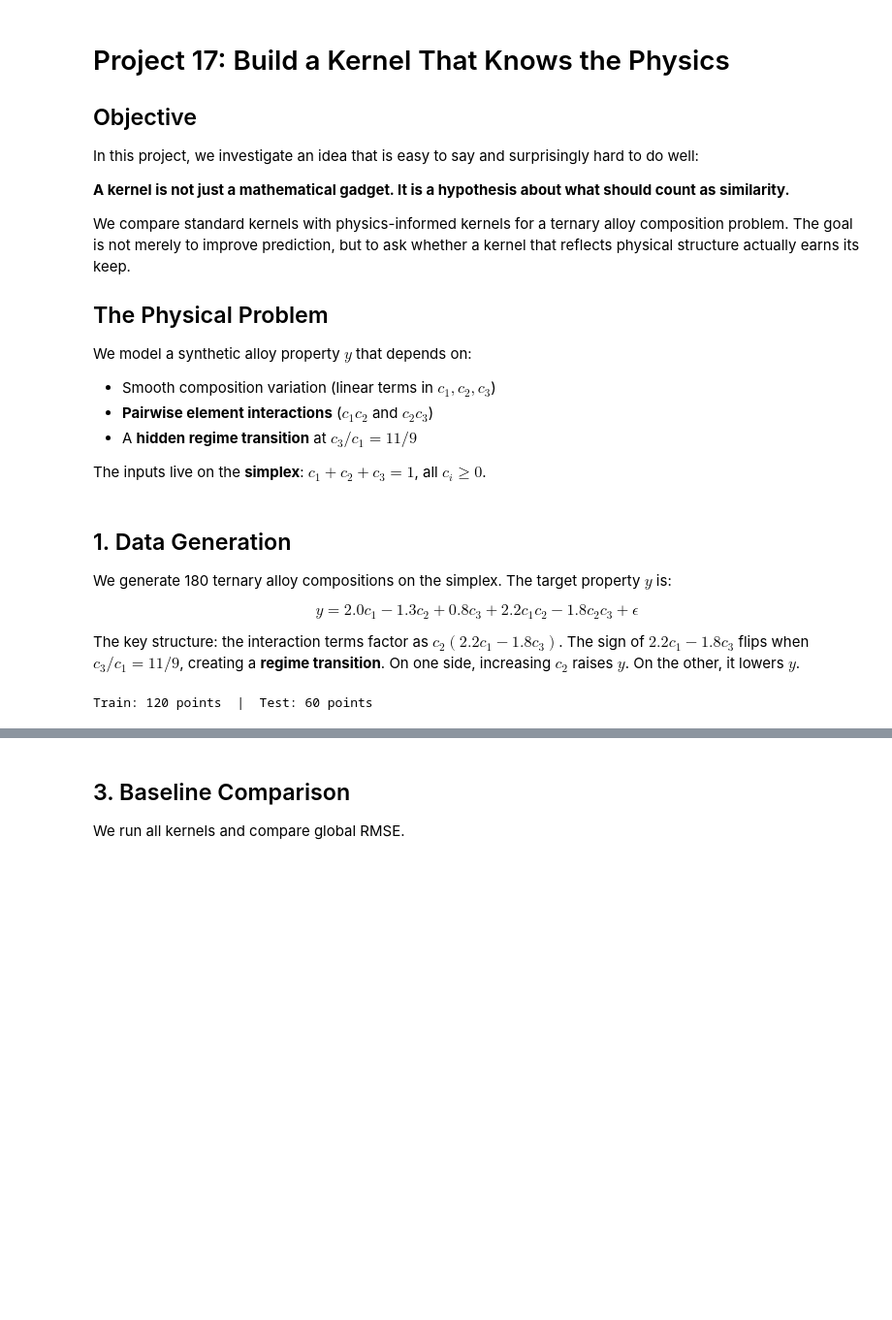
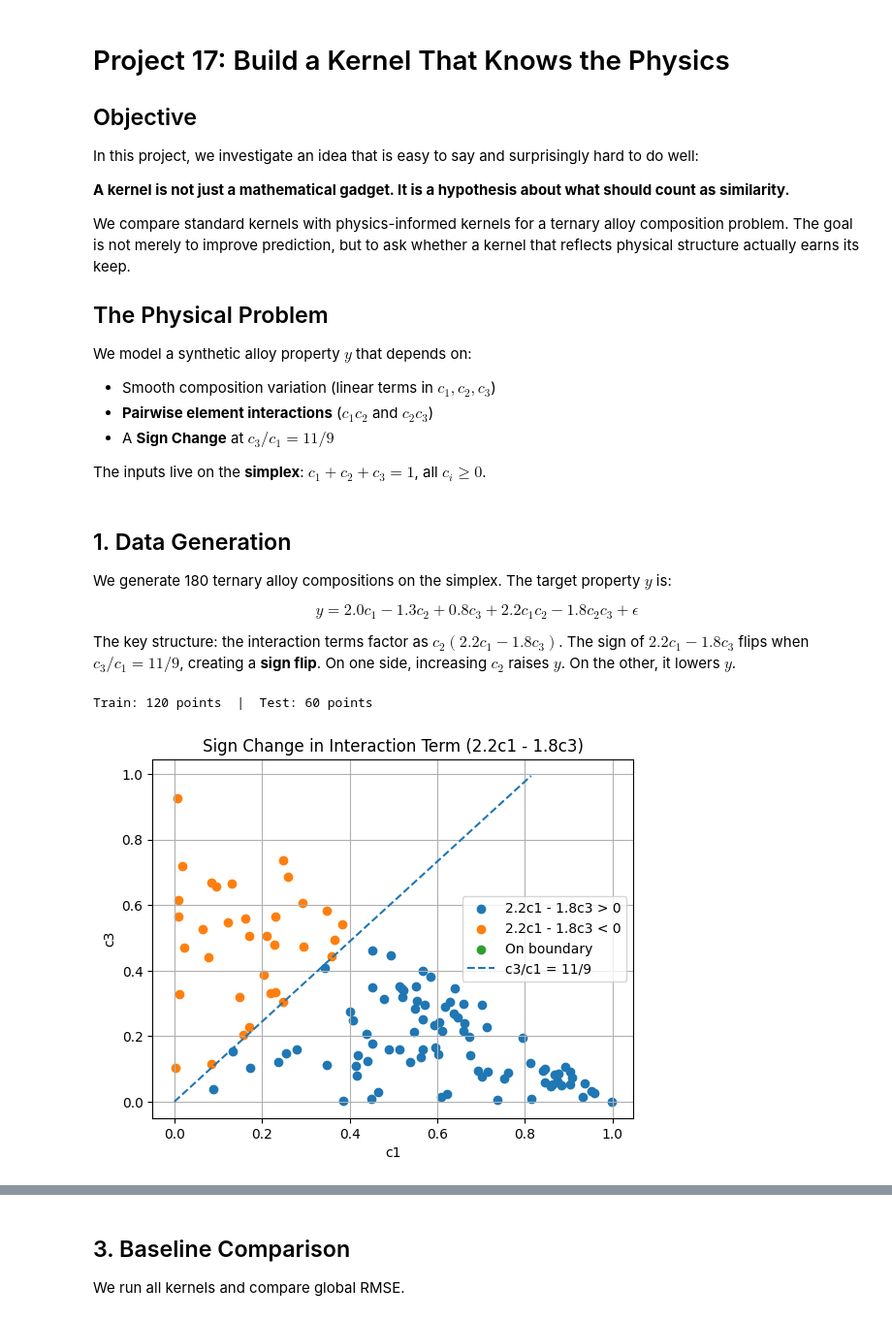
Before and after one commit to NKashyap21/physics-informed-kernel, a Jupyter notebook: Topic17.ipynb, the cells around one changed output, grey strips where cells are left out. Shown at 97% size. Saved outputs shown, nothing was run; the diff lists cells and outputs as text; code cells hidden in the pictures; blank space fills up the shorter version.

```diff
--- a/Topic17.ipynb
+++ b/Topic17.ipynb
@@ -16,7 +16,7 @@ structure actually earns its keep.
 We model a synthetic alloy property $y$ that depends on:
 - Smooth composition variation (linear terms in $c_1, c_2, c_3$)
 - **Pairwise element interactions** ($c_1 c_2$ and $c_2 c_3$)
-- A **hidden regime transition** at $c_3/c_1 = 11/9$
+- A **Sign Change** at $c_3/c_1 = 11/9$
 
 The inputs live on the **simplex**: $c_1 + c_2 + c_3 = 1$, all $c_i \geq 0$.
 # %% [markdown]
@@ -27,7 +27,7 @@ We generate 180 ternary alloy compositions on the simplex. The target property $
 $$y = 2.0c_1 - 1.3c_2 + 0.8c_3 + 2.2c_1c_2 - 1.8c_2c_3 + \epsilon$$
 
 The key structure: the interaction terms factor as $c_2(2.2c_1 - 1.8c_3)$.
-The sign of $2.2c_1 - 1.8c_3$ flips when $c_3/c_1 = 11/9$, creating a **regime transition**.
+The sign of $2.2c_1 - 1.8c_3$ flips when $c_3/c_1 = 11/9$, creating a **sign flip**.
 On one side, increasing $c_2$ raises $y$. On the other, it lowers $y$.
 # %%
 import numpy as np
@@ -64,6 +64,43 @@ Xte, yte = X[test_idx],  y[test_idx]
 print(f"Train: {len(Xtr)} points  |  Test: {len(Xte)} points")
 # %% [output]
 Train: 120 points  |  Test: 60 points
+# %%
+c1 = Xtr[:, 0]
+c3 = Xtr[:, 2]
+
+# Define the boundary: r(x) = 2.2c1 - 1.8c3
+r = 2.2 * c1 - 1.8 * c3
+
+# Split regions
+mask_pos = r > 0   # one side
+mask_neg = r < 0   # other side
+mask_zero = np.isclose(r, 0, atol=1e-6)
+
+plt.figure()
+
+# Scatter points
+plt.scatter(c1[mask_pos], c3[mask_pos], label="2.2c1 - 1.8c3 > 0")
+plt.scatter(c1[mask_neg], c3[mask_neg], label="2.2c1 - 1.8c3 < 0")
+plt.scatter(c1[mask_zero], c3[mask_zero], label="On boundary")
+
+# Plot boundary line: c3 = (11/9) * c1
+c1_line = np.linspace(0, 1, 200)
+c3_line = (11/9) * c1_line
+
+# Stay within simplex (c3 <= 1)
+valid = c3_line <= 1
+plt.plot(c1_line[valid], c3_line[valid], linestyle='--', label="c3/c1 = 11/9")
+
+# Labels
+plt.xlabel("c1")
+plt.ylabel("c3")
+plt.title("Sign Change in Interaction Term (2.2c1 - 1.8c3)")
+plt.legend()
+plt.grid()
+
+plt.show()
+# %% [output]
+[figure, added]
 # %% [markdown]
 ## 2. Kernel Definitions
 
```
Also changed, not shown: parts of 13 cells of this notebook, 1 other file.
